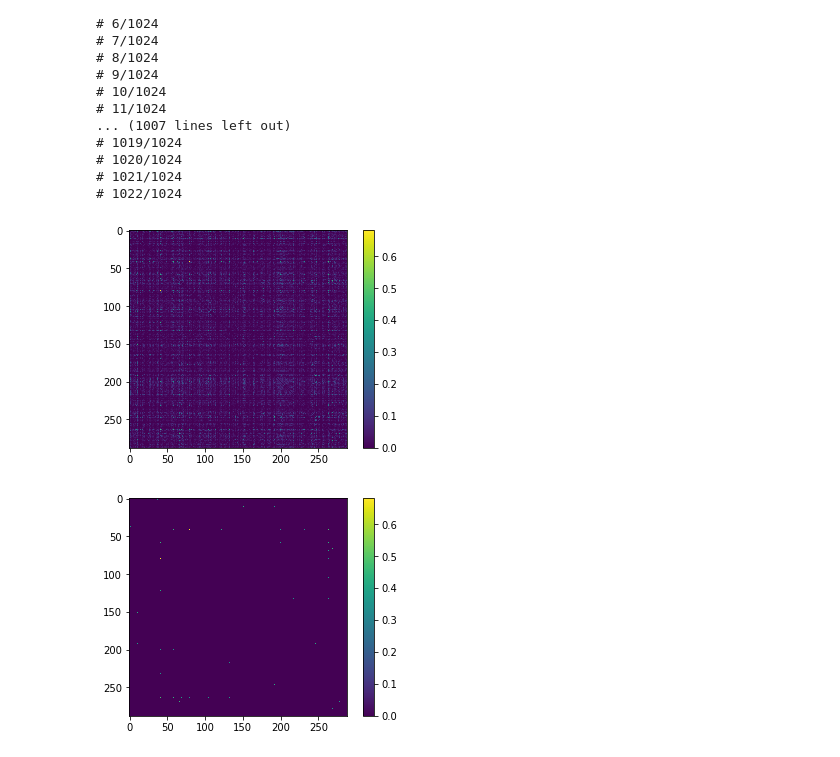
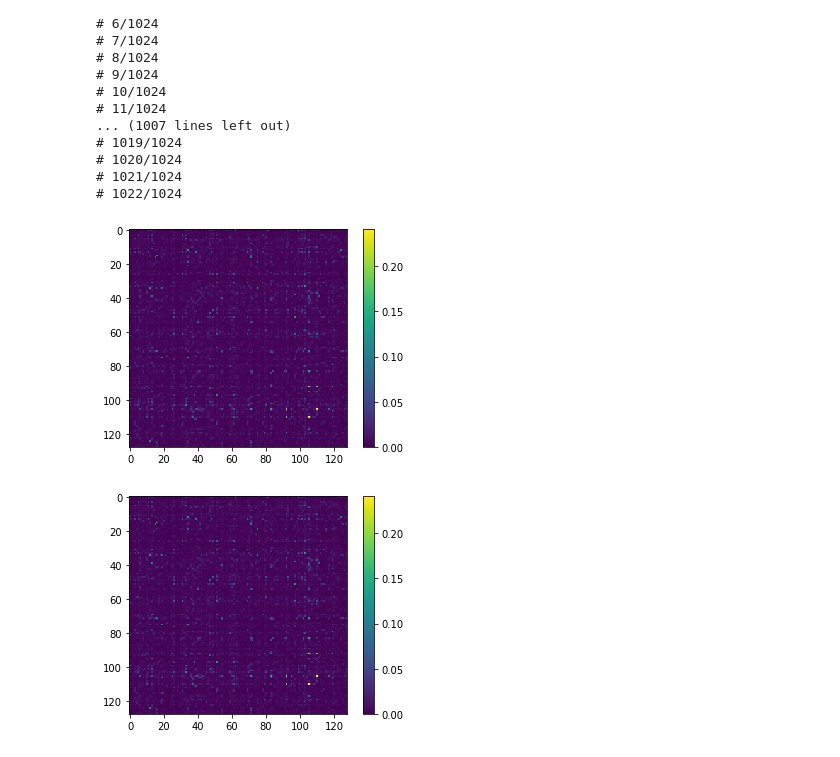
Before and after one commit to rjha18/conv-smt, a Jupyter notebook: notebooks/generate_graph.ipynb, the cells around one changed output. Saved outputs shown, nothing was run; the diff lists cells and outputs as text; code cells hidden in the pictures.

```diff
--- a/notebooks/generate_graph.ipynb
+++ b/notebooks/generate_graph.ipynb
@@ -28,11 +32,10 @@ corr = np.zeros((K,K))
 
 
 for n in range(N-1):
-
     print('# '+str(n)+'/'+str(N))
 
-    A0 = alpha[n,6,6].reshape([-1,K]);
-    A1 = alpha[n+1,6,6].reshape([-1,K]);
+    A0 = alpha[n].reshape([-1,K]);
+    A1 = alpha[n+1].reshape([-1,K]);
 
     #A0 = np.sign(A0)
     #A1 = np.sign(A1)
@@ -63,24 +66,25 @@ for n in range(N-1):
 # %%
 
 A = corr/np.max(corr);
 
 np.fill_diagonal(A,0.0)
 
 plt.imshow(A)
 plt.colorbar()
 plt.show()
 
-threshold = 0.35;
+threshold = 0.0;
 active = np.sign(np.maximum(A-threshold,0))
 
 A *= active
 
 
+#A = np.sign(A)
 plt.imshow(A)
 plt.colorbar()
 plt.show()
 # %% [output]
-[figure, old version]
+[figure, new version]
-[figure, old version]
+[figure, new version]
 # %%
 
```
Also changed, not shown: parts of 7 cells of this notebook, 1 other file.
